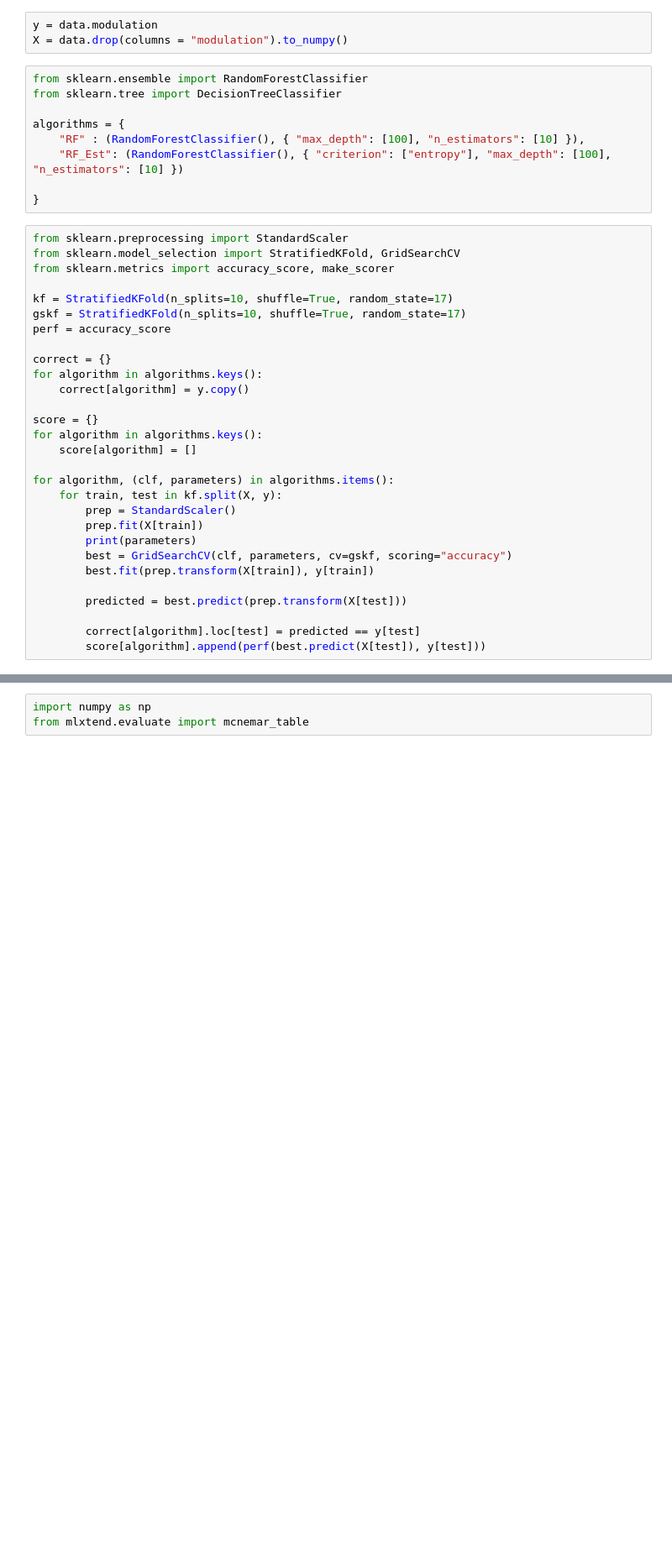
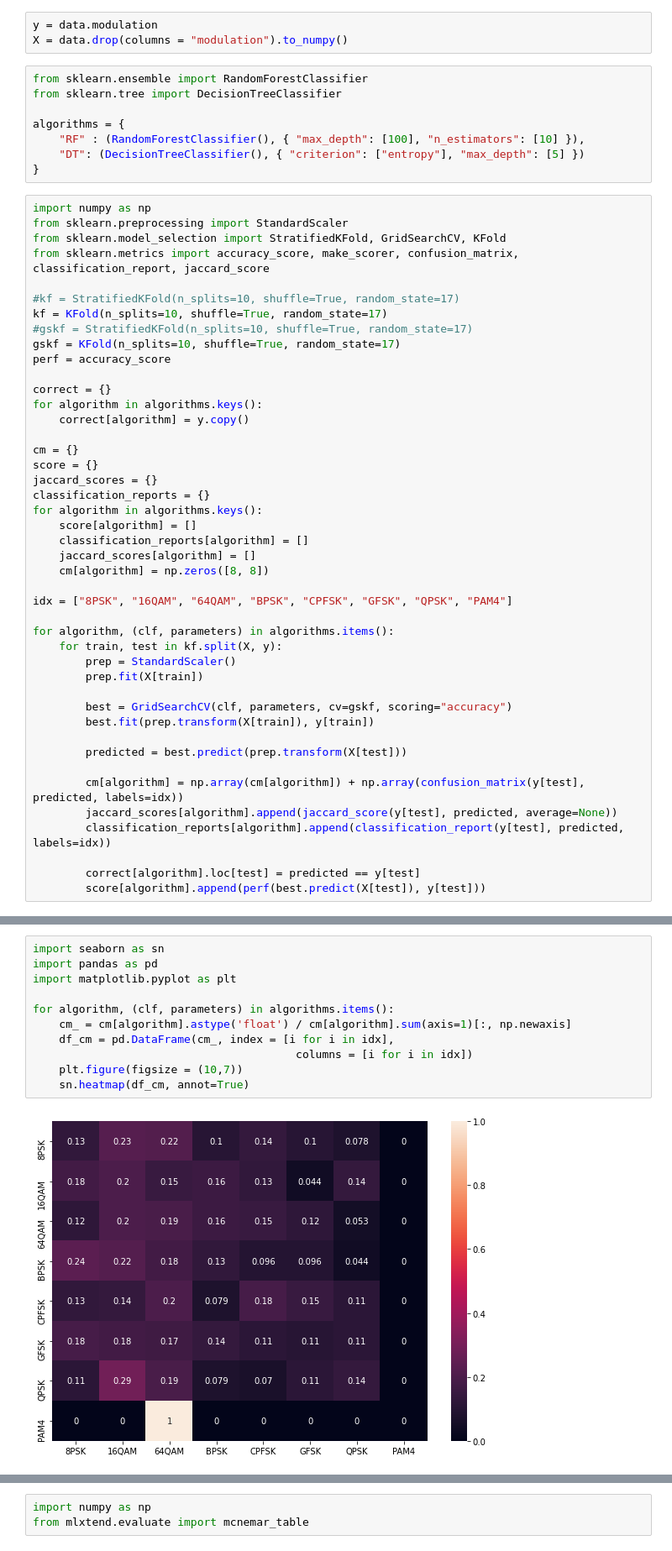
Before and after one commit to flaviol-souza/po-233-ita, a Jupyter notebook: notebook/evaluationAndValidation.ipynb, the cells around one changed output, grey strips where cells are left out. Shown: that part at 84% size. Drawn from its saved outputs; the diff is of its cells as text; blank space fills up the shorter version.

Commit message:
add metrics on validation

```diff
--- a/notebook/evaluationAndValidation.ipynb
+++ b/notebook/evaluationAndValidation.ipynb
@@ -22,35 +22,49 @@ from sklearn.tree import DecisionTreeClassifier
 
 algorithms = {
     "RF" : (RandomForestClassifier(), { "max_depth": [100], "n_estimators": [10] }),
-    "RF_Est": (RandomForestClassifier(), { "criterion": ["entropy"], "max_depth": [100], "n_estimators": [10] })
-
+    "DT": (DecisionTreeClassifier(), { "criterion": ["entropy"], "max_depth": [5] })
 }
 # %%
+import numpy as np
 from sklearn.preprocessing import StandardScaler
-from sklearn.model_selection import StratifiedKFold, GridSearchCV
-from sklearn.metrics import accuracy_score, make_scorer
+from sklearn.model_selection import StratifiedKFold, GridSearchCV, KFold
+from sklearn.metrics import accuracy_score, make_scorer, confusion_matrix, classification_report, jaccard_score
 
-kf = StratifiedKFold(n_splits=10, shuffle=True, random_state=17)
-gskf = StratifiedKFold(n_splits=10, shuffle=True, random_state=17)
+#kf = StratifiedKFold(n_splits=10, shuffle=True, random_state=17)
+kf = KFold(n_splits=10, shuffle=True, random_state=17)
+#gskf = StratifiedKFold(n_splits=10, shuffle=True, random_state=17)
+gskf = KFold(n_splits=10, shuffle=True, random_state=17)
 perf = accuracy_score
 
 correct = {}
 for algorithm in algorithms.keys():
     correct[algorithm] = y.copy()
 
+cm = {}
 score = {}
+jaccard_scores = {}
+classification_reports = {}
 for algorithm in algorithms.keys():
     score[algorithm] = []
+    classification_reports[algorithm] = []
+    jaccard_scores[algorithm] = []
+    cm[algorithm] = np.zeros([8, 8])
+
+idx = ["8PSK", "16QAM", "64QAM", "BPSK", "CPFSK", "GFSK", "QPSK", "PAM4"]
 
 for algorithm, (clf, parameters) in algorithms.items():
     for train, test in kf.split(X, y):
         prep = StandardScaler()
         prep.fit(X[train])
-        print(parameters)
+
         best = GridSearchCV(clf, parameters, cv=gskf, scoring="accuracy")
         best.fit(prep.transform(X[train]), y[train])
 
         predicted = best.predict(prep.transform(X[test]))
 
+        cm[algorithm] = np.array(cm[algorithm]) + np.array(confusion_matrix(y[test], predicted, labels=idx))
+        jaccard_scores[algorithm].append(jaccard_score(y[test], predicted, average=None))
+        classification_reports[algorithm].append(classification_report(y[test], predicted, labels=idx))
+
         correct[algorithm].loc[test] = predicted == y[test]
         score[algorithm].append(perf(best.predict(X[test]), y[test]))
@@ -70,0 +71,13 @@ for algorithm, (clf, parameters) in algorithms.items():
+# %%
+import seaborn as sn
+import pandas as pd
+import matplotlib.pyplot as plt
+
+for algorithm, (clf, parameters) in algorithms.items():
+    cm_ = cm[algorithm].astype('float') / cm[algorithm].sum(axis=1)[:, np.newaxis]
+    df_cm = pd.DataFrame(cm_, index = [i for i in idx],
+                                        columns = [i for i in idx])
+    plt.figure(figsize = (10,7))
+    sn.heatmap(df_cm, annot=True)
+# %% [output]
+[figure, added]
```
Also changed, not shown: parts of 5 cells of this notebook.
